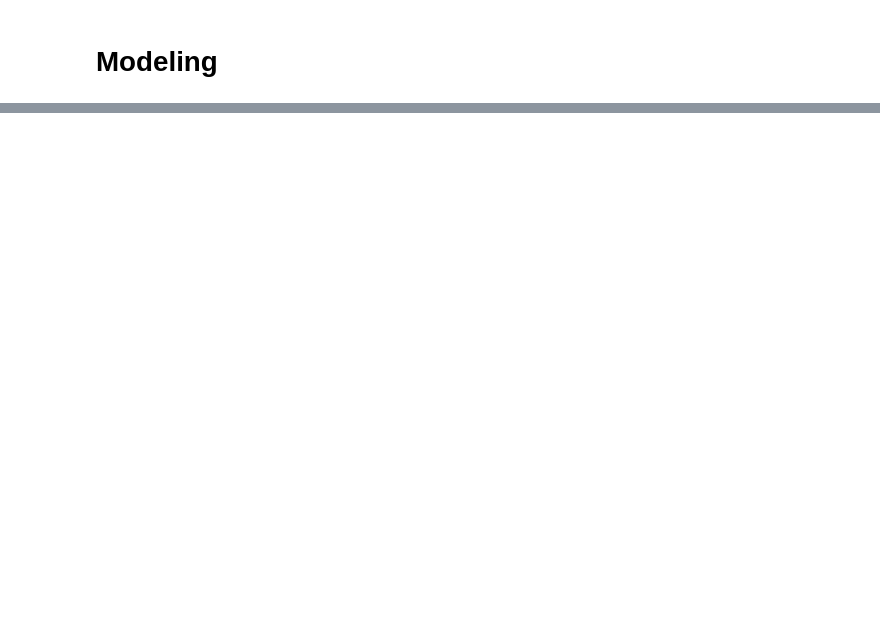
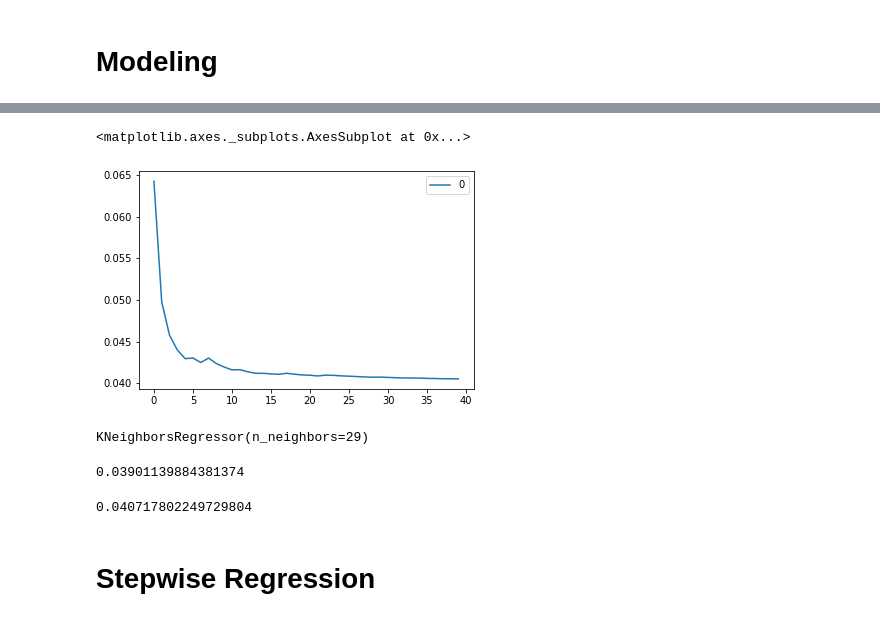
Before and after one commit to tjallard/Covid, a Jupyter notebook: COVID19_NC.ipynb, the cells around one changed output, grey strips where cells are left out. Drawn from its saved outputs; the diff is of its cells as text; code cells hidden in the pictures; blank space fills up the shorter version.

```diff
--- a/COVID19_NC.ipynb
+++ b/COVID19_NC.ipynb
@@ -579,0 +435,10 @@ df
+# %%
+# Drop Columns to keep data type consistant
+df.drop(['ZIP_CODE', 'ZIP4', 'FULL_ZIP'], axis=1, inplace=True);
+#df.drop(['FULL_ZIP'], axis=1, inplace=True);
+# %%
+# Create sample of data. Sampling with percentage because the dataset is too large. Set random state to achieve same results each time.
+from pandas.core.common import random_state
+
+subset_data_percentage = df.sample(frac=0.01, random_state=7)
+subset_data_percentage
@@ -579,0 +459,5 @@ df
+# %%
+# Define Variables to use for all modeling
+X = subset_data_percentage[['19_POPGROW19', '19_MEDAGE', '19_PCTWNHPOP',
+        '19_PCTGRADDEG', '19_PCTWHCOL', '19_PCTSPARC', '19_MEDAGHHER']]
+Y = subset_data_percentage['MEDHHINC_DIFF_PCT']
@@ -579,0 +530,12 @@ df
+# %%
+# Setup for elbow curve
+rmse_val = [] # To store rmse values for different k
+for K in range(40):
+    K = K+1
+    model = neighbors.KNeighborsRegressor(n_neighbors = K)
+
+    model.fit(X_train, Y_train)
+    pred=model.predict(X_test)
+    error = sqrt(mean_squared_error(Y_test,pred))
+    rmse_val.append(error)
+    print('RMSE value for k= ' , K , 'is:', error)
@@ -579,0 +560,7 @@ df
+# %%
+# Plotting the rmse values against k values
+curve = pd.DataFrame(rmse_val) # elbow curve
+curve.plot()
+# %% [output]
+<matplotlib.axes._subplots.AxesSubplot at 0x...>
+[figure, added]
@@ -579,0 +571,25 @@ df
+# %%
+# Fit KNN model
+knn_model.fit(X_train, Y_train)
+# %% [output]
+KNeighborsRegressor(n_neighbors=29)
+# %%
+# Predict w/ accuracy 1-.03633 = .9637 (predict w/ 96.4% accuracy)
+from sklearn.metrics import mean_squared_error
+from math import sqrt
+train_preds = knn_model.predict(X_train)
+mse = mean_squared_error(Y_train, train_preds)
+rmse_Train = sqrt(mse)
+rmse_Train
+# %% [output]
+0.03901139884381374
+# %%
+# Predict w/ accuracy 1-.0381 = .962 (predict w/ 96.2% accuracy)
+test_preds = knn_model.predict(X_test)
+mse = mean_squared_error(Y_test, test_preds)
+rmse_Test = sqrt(mse)
+rmse_Test
+# %% [output]
+0.040717802249729804
+# %% [markdown]
+# Stepwise Regression
```
Also changed, not shown: parts of 68 cells of this notebook.
